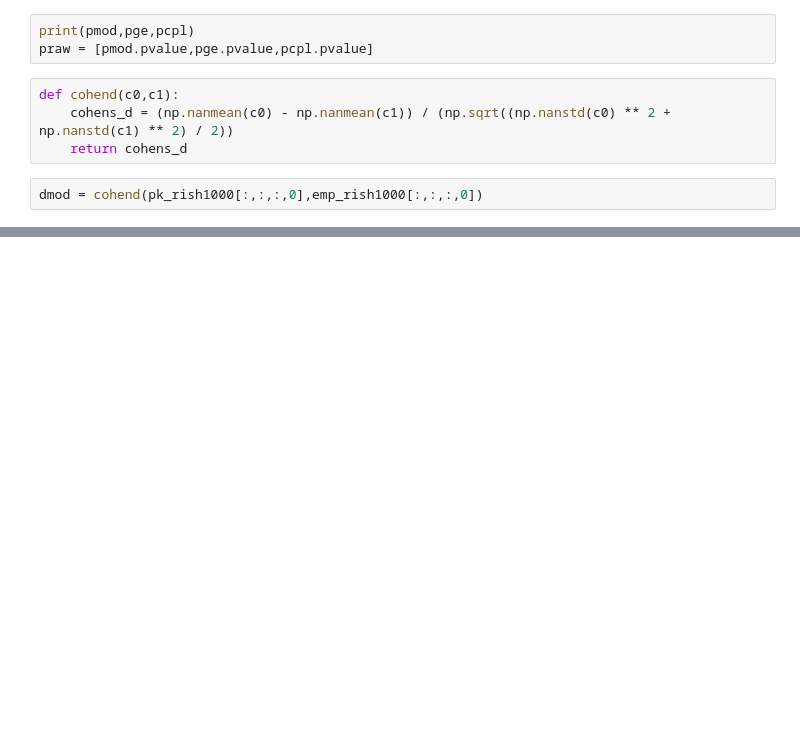
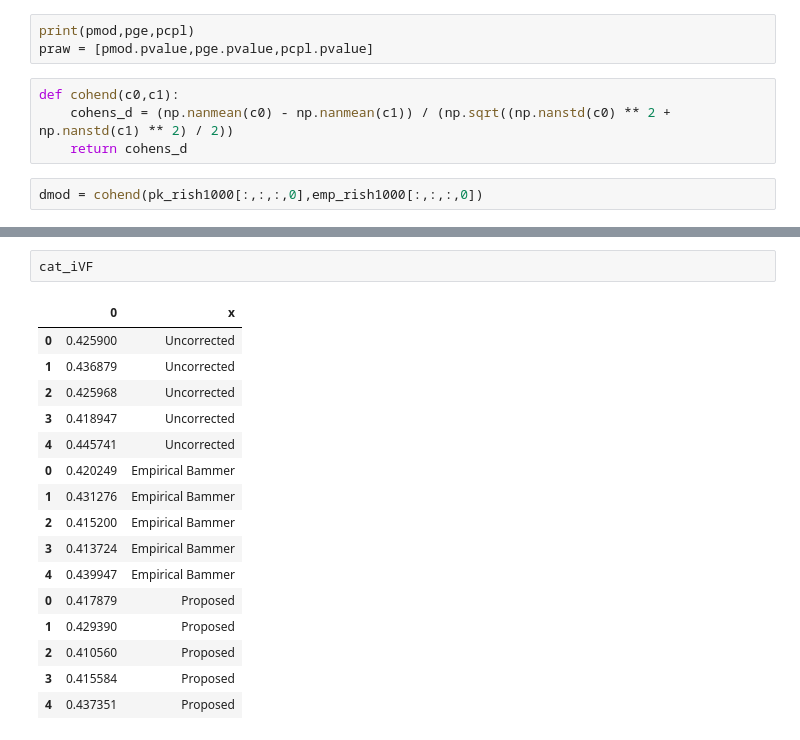
Before and after one commit to MASILab/gradtensor, a Jupyter notebook: src/sh_val_plot1.ipynb, the cells around one changed output, grey strips where cells are left out. Cells and saved outputs as stored; diff of their text form; blank space fills up the shorter version.

```diff
--- a/src/sh_val_plot1.ipynb
+++ b/src/sh_val_plot1.ipynb
@@ -647,0 +845,19 @@ dmod
+# %%
+cat_iVF
+# %% [output]
+|  | 0 | x |
+| 0 | 0.425900 | Uncorrected |
+| 1 | 0.436879 | Uncorrected |
+| 2 | 0.425968 | Uncorrected |
+| 3 | 0.418947 | Uncorrected |
+| 4 | 0.445741 | Uncorrected |
+| 0 | 0.420249 | Empirical Bammer |
+| 1 | 0.431276 | Empirical Bammer |
+| 2 | 0.415200 | Empirical Bammer |
+| 3 | 0.413724 | Empirical Bammer |
+| 4 | 0.439947 | Empirical Bammer |
+| 0 | 0.417879 | Proposed |
+| 1 | 0.429390 | Proposed |
+| 2 | 0.410560 | Proposed |
+| 3 | 0.415584 | Proposed |
+| 4 | 0.437351 | Proposed |
```
Also changed, not shown: parts of 71 cells of this notebook.
